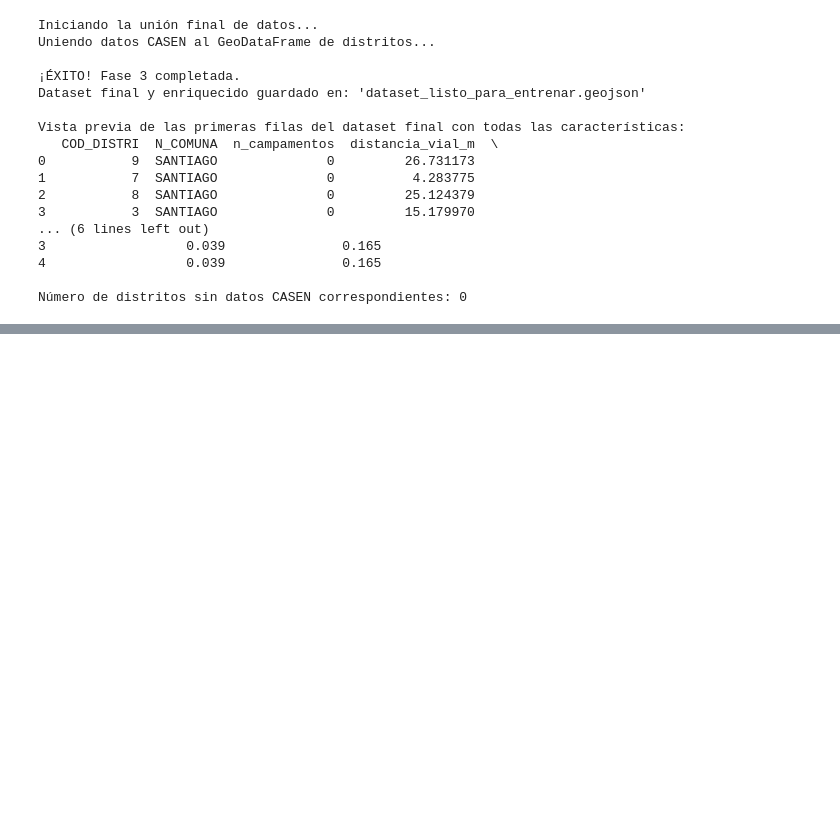
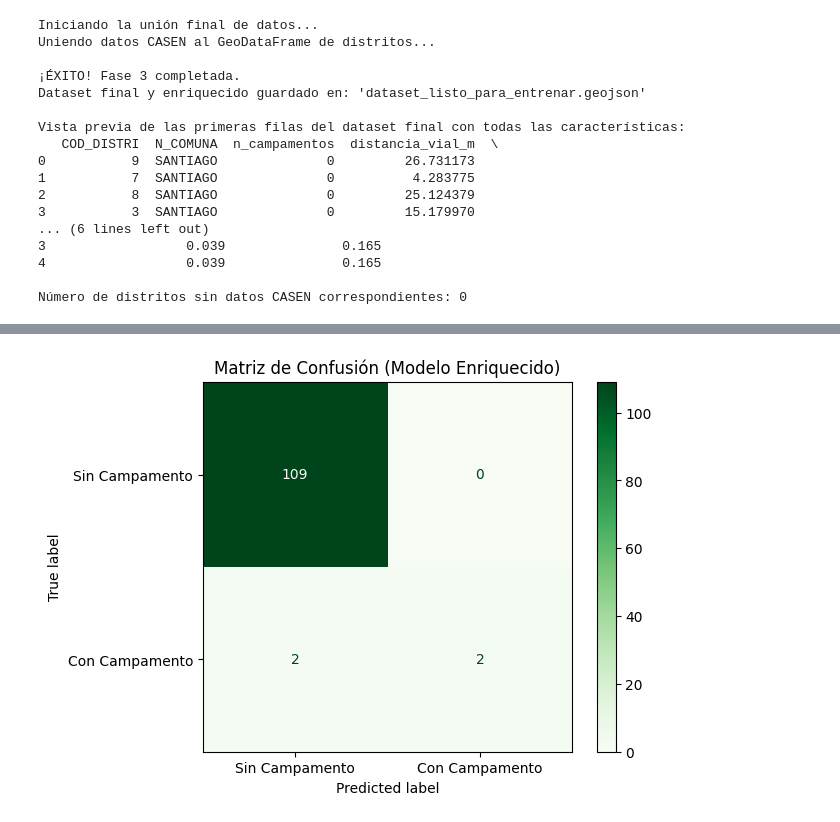
Before and after one commit to Mardones567/Proyecto_geo, a Jupyter notebook: preprocesaminto.ipynb, the cells around one changed output, grey strips where cells are left out. Cells and saved outputs as stored; diff of their text form; code cells hidden in the pictures; blank space fills up the shorter version.

```diff
--- a/preprocesaminto.ipynb
+++ b/preprocesaminto.ipynb
@@ -400,0 +415,11 @@ Resultados guardados en 'resultados_crecimiento_campamentos_ndbi.csv'
+# %%
+def add_ee_layer(self, ee_image_object, vis_params, name):
+    map_id_dict = ee_image_object.getMapId(vis_params)
+    folium.raster_layers.TileLayer(
+        tiles=map_id_dict['tile_fetcher'].url_format,
+        attr='Map Data &copy; <a href="https://earthengine.google.com/">Google Earth Engine</a>',
+        name=name,
+        overlay=True,
+        control=True
+    ).add_to(self)
+folium.Map.add_ee_layer = add_ee_layer
@@ -400,0 +515,2 @@ Resultados guardados en 'resultados_crecimiento_campamentos_ndbi.csv'
+# %%
+gdf_distritos = gpd.read_file('SHP_APC2023_R13/Distrital.shp')
@@ -693,0 +888,84 @@ Número de distritos sin datos CASEN correspondientes: 0
+# %%
+print("Iniciando Fase 4 (Final): Entrenamiento del Modelo Predictivo Enriquecido...")
+
+try:
+    # --- 1. Cargar el set de datos final y enriquecido ---
+    # Este es el archivo que contiene TODAS las características que hemos creado.
+    gdf = gpd.read_file('dataset_listo_para_entrenar.geojson')
+    print("Dataset definitivo cargado correctamente.")
+
+    # --- 2. Preparar los datos para el modelo ---
+
+    # Variable Objetivo 'y'
+    gdf['tiene_campamento'] = (gdf['n_campamentos'] > 0).astype(int)
+    y = gdf['tiene_campamento']
+
+    # Variables Predictoras 'X' (¡AHORA CON TODAS LAS CARACTERÍSTICAS!)
+    features = [
+        'distancia_vial_m',
+        'SHAPE_Area',
+        'SHAPE_Leng',
+        'tasa_pobreza_ingresos',
+        'tasa_pobreza_multi',
+        'cambio_ndbi_promedio' # Incluimos la métrica de GEE
+    ]
+    X = gdf[features].copy()
+
+    # Manejar valores nulos que puedan quedar (ej. si una comuna no tenía datos CASEN)
+    for col in X.columns:
+        if X[col].isnull().any():
+            median_val = X[col].median()
+            X[col].fillna(median_val, inplace=True)
+
+    print(f"\nUsando las siguientes características para predecir: {features}")
+    print(f"Distribución de la variable objetivo:\n{y.value_counts()}")
+
+    # --- 3. Dividir los datos en entrenamiento y prueba ---
+    X_train, X_test, y_train, y_test = train_test_split(
+        X, y, test_size=0.25, random_state=42, stratify=y
+    )
+    print(f"\nDatos divididos: {len(X_train)} para entrenamiento, {len(X_test)} para prueba.")
+
+    # --- 4. Entrenar el modelo Random Forest ---
+    print("Entrenando el modelo Random Forest...")
+    model = RandomForestClassifier(n_estimators=150, random_state=42, class_weight='balanced')
+    model.fit(X_train, y_train)
+    print("Modelo entrenado.")
+
+    # --- 5. Evaluar el modelo ---
+    print("\n" + "="*40)
+    print("--- EVALUACIÓN DEL MODELO DEFINITIVO ---")
+    print("="*40)
+    y_pred = model.predict(X_test)
+
+    print("\nReporte de Clasificación:")
+    print(classification_report(y_test, y_pred, target_names=['Sin Campamento (0)', 'Con Campamento (1)']))
+
+    print("Generando gráfico de Matriz de Confusión...")
+    cm = confusion_matrix(y_test, y_pred)
+    disp = ConfusionMatrixDisplay(confusion_matrix=cm, display_labels=['Sin Campamento', 'Con Campamento'])
+    disp.plot(cmap='Greens')
+    plt.title('Matriz de Confusión (Modelo Enriquecido)')
+    plt.show()
+
+    # --- 6. Importancia de las Características ---
+    print("\nGenerando gráfico de Importancia de Características...")
+    importances = pd.Series(model.feature_importances_, index=X.columns).sort_values(ascending=False)
+
+    plt.figure(figsize=(10, 6))
+    importances.plot(kind='bar', color='teal')
+    plt.title('Importancia de las Características en la Predicción')
+    plt.ylabel('Nivel de Importancia')
+    plt.xticks(rotation=25, ha="right")
+    plt.tight_layout()
+    plt.show()
+
+    print("\nImportancia de cada característica (valores):")
+    print(importances)
+
+except FileNotFoundError:
+    print("\n--- ERROR ---")
+    print("No se pudo encontrar el archivo 'dataset_listo_para_entrenar.geojson'.")
+except Exception as e:
+    print(f"\nOcurrió un error inesperado: {e}")
+# %% [output]
@@ -693,0 +989 @@ Número de distritos sin datos CASEN correspondientes: 0
+[figure, added]
```
Also changed, not shown: parts of 13 cells of this notebook.
